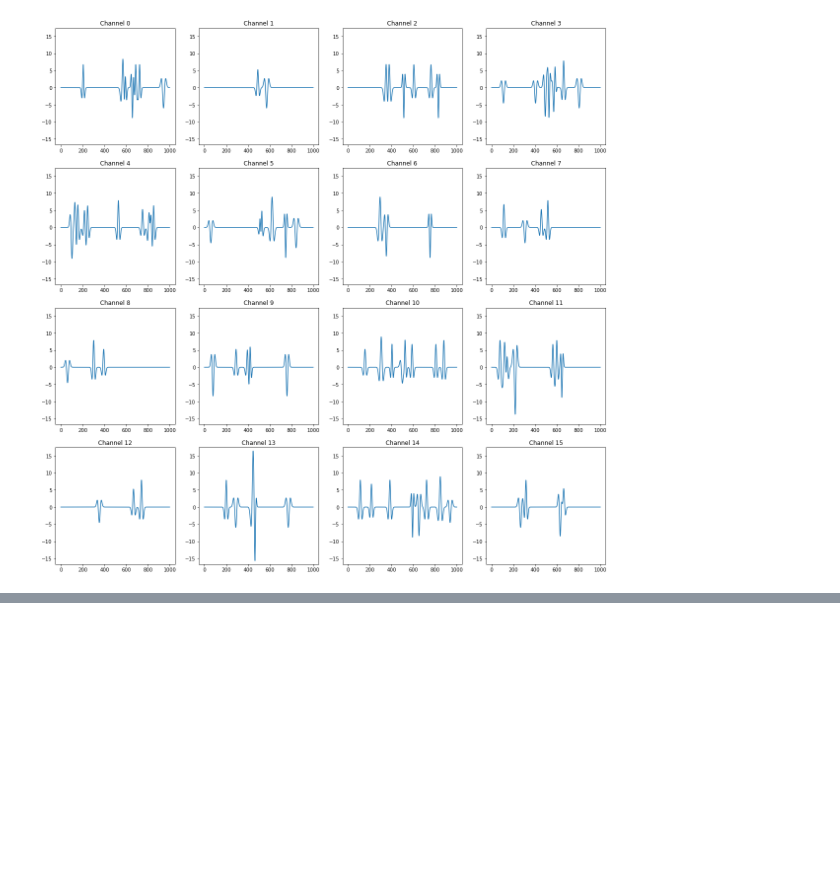
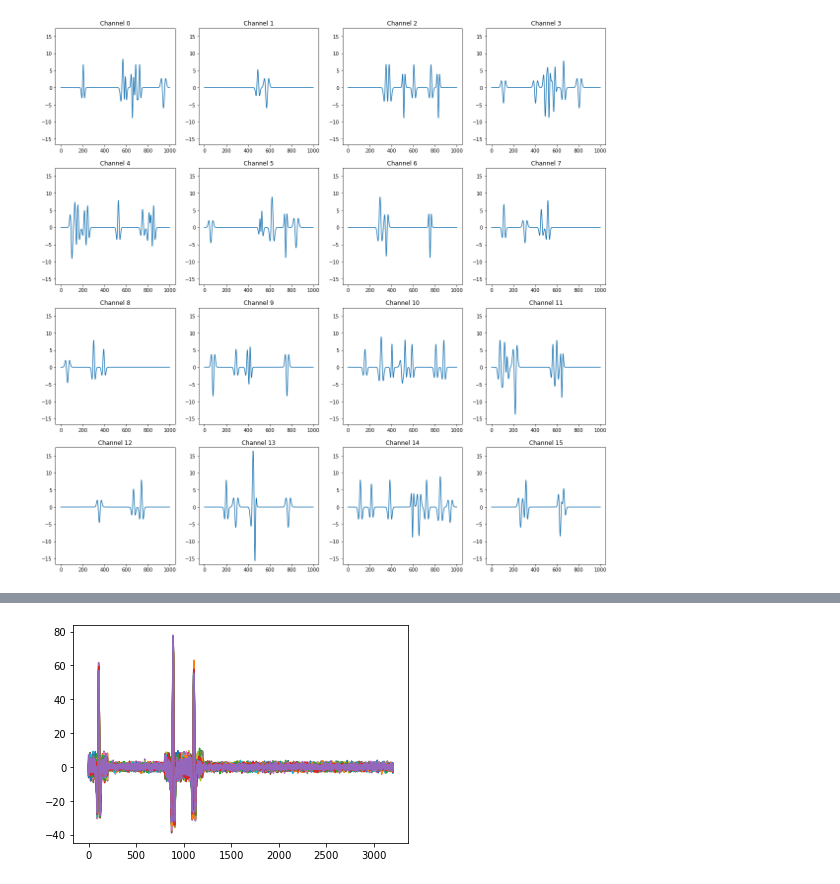
Before and after one commit to samirchowd/floodfill, a Jupyter notebook: rewrite/develop.ipynb, the cells around one changed output, grey strips where cells are left out. Drawn from its saved outputs; the diff is of its cells as text; code cells hidden in the pictures; blank space fills up the shorter version.

```diff
--- a/rewrite/develop.ipynb
+++ b/rewrite/develop.ipynb
@@ -275,0 +303,6 @@ ff.plotSpk(8)
+# %%
+tp = np.asarray(ff.waves)
+for i in range(25):
+    plt.plot(ff.waves[i])
+# %% [output]
+[figure, added]
```
Also changed, not shown: parts of 8 cells of this notebook, 1 other file.
